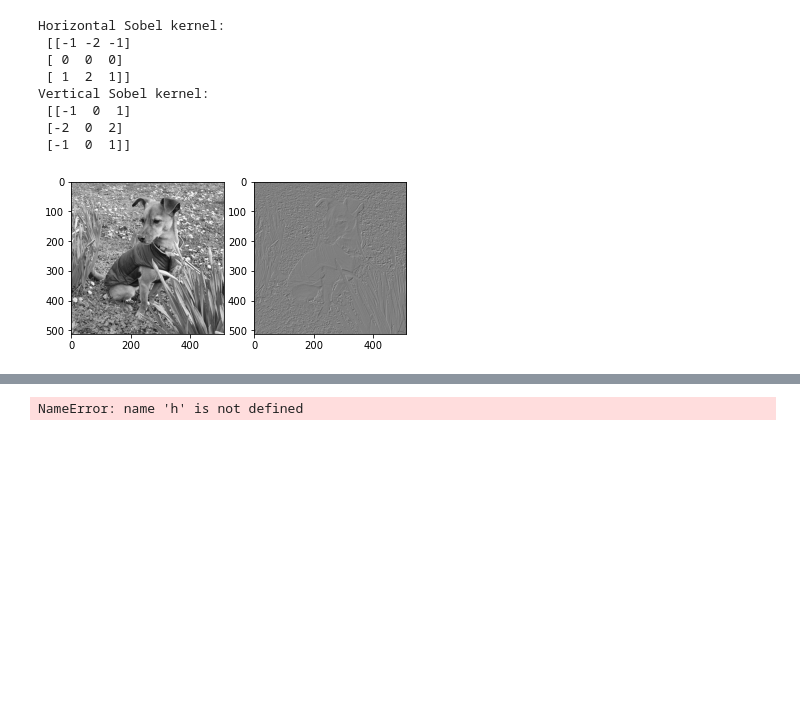
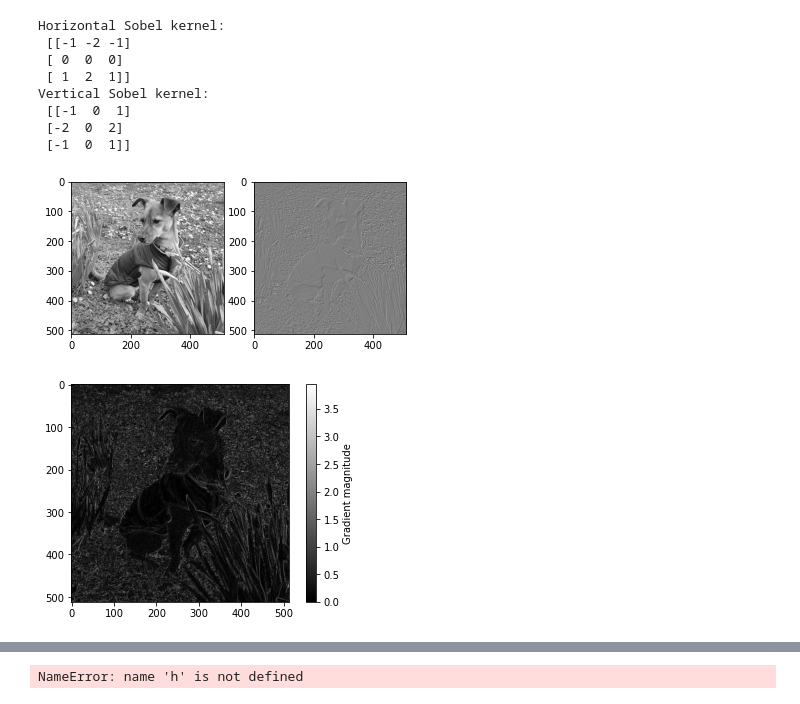
Before and after one commit to sweber31/3dcv-students, a Jupyter notebook: 2.0-tl-image-filter.ipynb, the cells around one changed output, grey strips where cells are left out. Drawn from its saved outputs; the diff is of its cells as text; code cells hidden in the pictures; blank space fills up the shorter version.

```diff
--- a/2.0-tl-image-filter.ipynb
+++ b/2.0-tl-image-filter.ipynb
@@ -124,16 +133,11 @@ $$
 6. (Bonus) Use the function for a gaussian blur kernel and apply it on the image.
 # %%
 # 1
-# Create S_x and S_y
-S_x = np.array([
-    [-1, -2, -1],
-    [0, 0, 0],
-    [1, 2, 1]
-])
-S_y = np.array([
-    [-1, 0, 1],
-    [-2, 0, 2],
-    [-1, 0, 1]])
+# TODO Create S_x and S_y
+
+S_x = np.array([[-1,-2,-1],[0,0,0],[1,2,1]])
+S_y = np.array([[-1,0,1],[-2,0,2],[-1,0,1]])
+
 
 print('Horizontal Sobel kernel:\n', S_x)
 print('Vertical Sobel kernel:\n', S_y)
@@ -181,30 +194,32 @@ def convolve(arr, ker):
 # %%
 # 3
-# load ./data/pepo.jpg as a grayscale image
+# TODO: load ./data/pepo.jpg as a grayscale image
 image = skimage.io.imread("./data/pepo.jpg", as_gray=True)
+
 
 # TODO: Use the Sobel filter for edge detection:
 #       Compute the Gradient Magnitude using both Sobel kernels
-horizontal_edges = convolve(image, S_x)
-vertical_edges = convolve(image, S_y)
 
-edges = horizontal_edges + vertical_edges #gradient magnitude?? maybe max()
+edges_x = convolve(image, S_x)
+edges_y = convolve(image, S_y)
 
-# plt.figure()
-# plt.imshow(horizontal_edges, cmap='gray')
-# plt.show()
+edges = edges_x + edges_y
 
-# plt.figure()
-# plt.imshow(vertical_edges, cmap='gray')
-# plt.show()
 
 # Show results
 _, axis = plt.subplots(1, 2)
 axis[0].imshow(image, cmap='gray')
 axis[1].imshow(edges,cmap='gray')
 plt.show()
+
+#       Compute the Gradient Magnitude using both Sobel kernels
+
+plt.imshow(np.abs(edges),cmap="gray")
+plt.colorbar(label="Gradient magnitude")
+plt.show()
 # %% [output]
 [figure]
+[figure, added]
 # %%
 # 4
 u = np.array([[1], [2], [1]])
```
Also changed, not shown: parts of 9 cells of this notebook.
